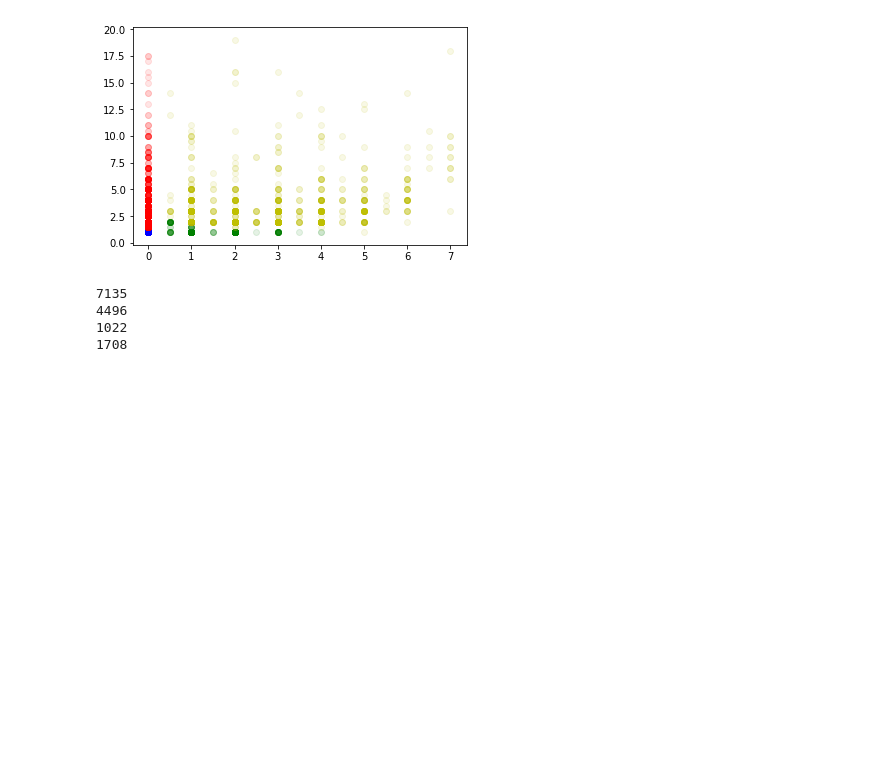
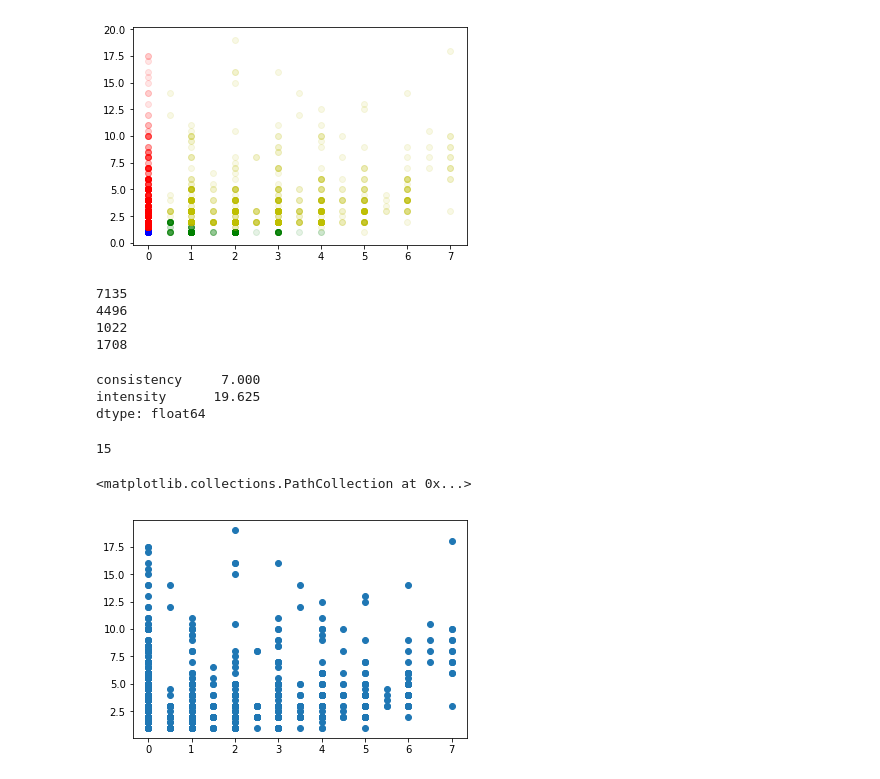
Before and after one commit to NickHoernle/incentive_design, a Jupyter notebook: notebooks/01-24-2019_Clustering_for_Paper.ipynb, the cells around one changed output. Saved outputs shown, nothing was run; the diff lists cells and outputs as text; code cells hidden in the pictures; blank space fills up the shorter version.

```diff
--- a/notebooks/01-24-2019_Clustering_for_Paper.ipynb
+++ b/notebooks/01-24-2019_Clustering_for_Paper.ipynb
@@ -147,0 +160,15 @@ for i in np.unique(assigned_clusters):
+# %%
+limits
+# %% [output]
+consistency     7.000
+intensity      19.625
+dtype: float64
+# %%
+df.shape[0] - df_filtered.shape[0]
+# %% [output]
+15
+# %%
+plt.scatter(df_filtered.consistency, df_filtered.intensity)
+# %% [output]
+<matplotlib.collections.PathCollection at 0x...>
+[figure, added]
```
Also changed, not shown: parts of 16 cells of this notebook.
